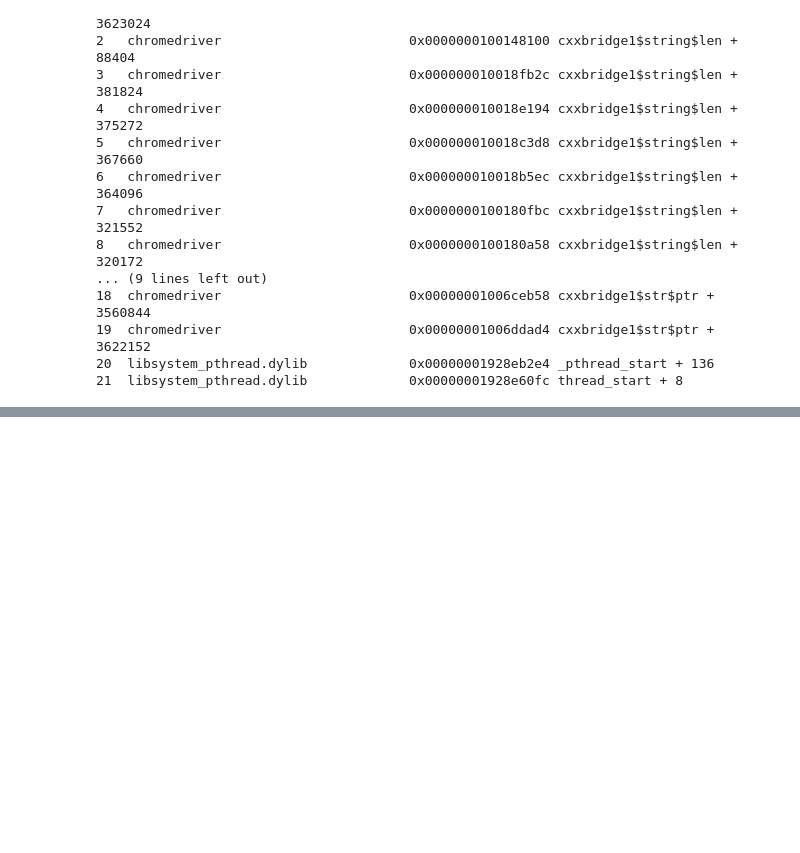
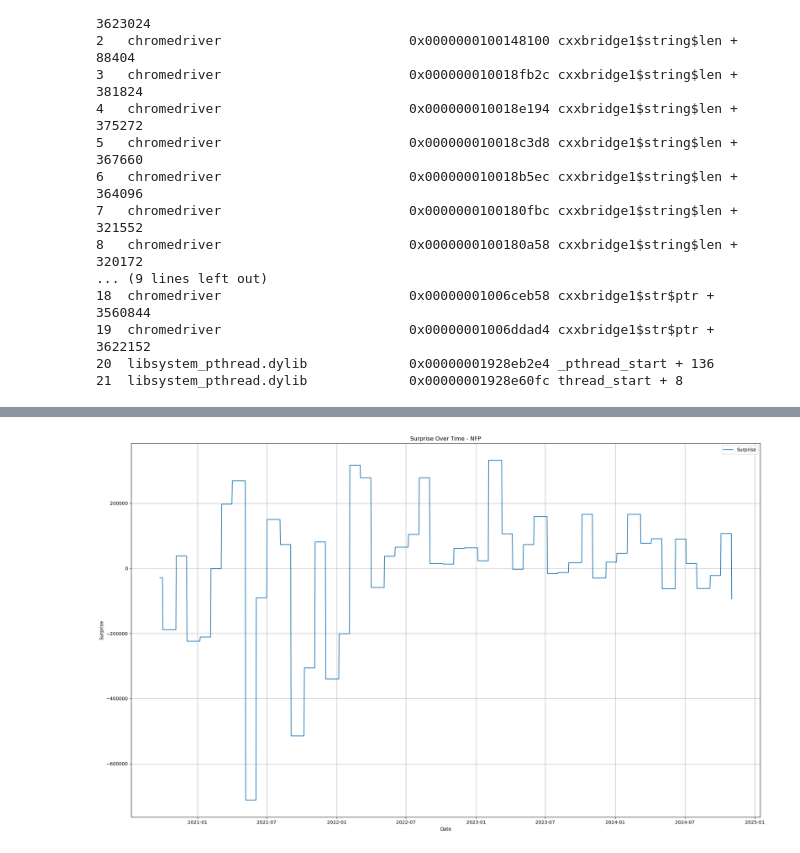
Before and after one commit to arnavkhurma/hmm-report-forecasting, a Jupyter notebook: hmm.ipynb, the cells around one changed output, grey strips where cells are left out. Cells and saved outputs as stored; diff of their text form; code cells hidden in the pictures; blank space fills up the shorter version.

```diff
--- a/hmm.ipynb
+++ b/hmm.ipynb
@@ -167,0 +342,13 @@ Stacktrace:
+# %%
+plt.figure(figsize=(20, 12))
+plt.plot(nfp['Date'][:1500], nfp['Surprise'][:1500], linestyle='-', label='Surprise')
+plt.title('Surprise Over Time - NFP')
+plt.xlabel('Date')
+plt.ylabel('Surprise')
+plt.grid(True)
+plt.legend()
+plt.tight_layout()
+
+plt.show()
+# %% [output]
+[figure, added]
```
Also changed, not shown: parts of 35 cells of this notebook, 12 other files.
